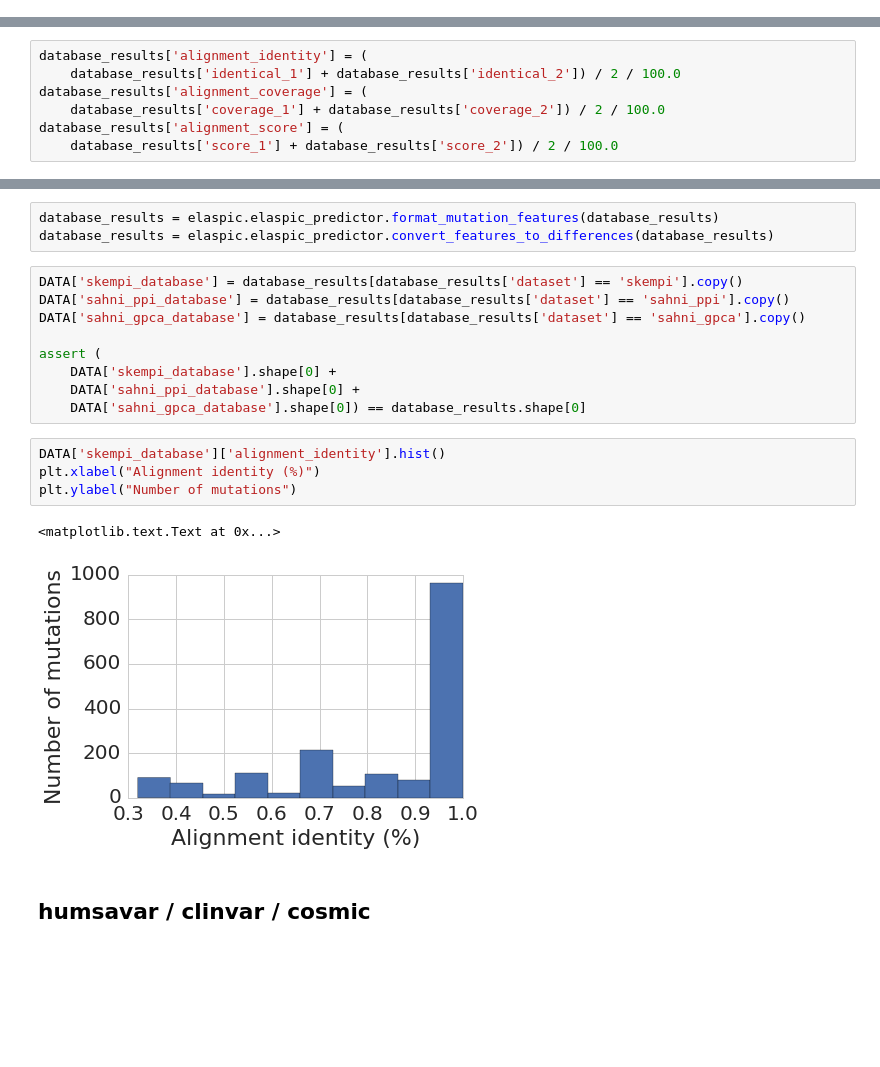
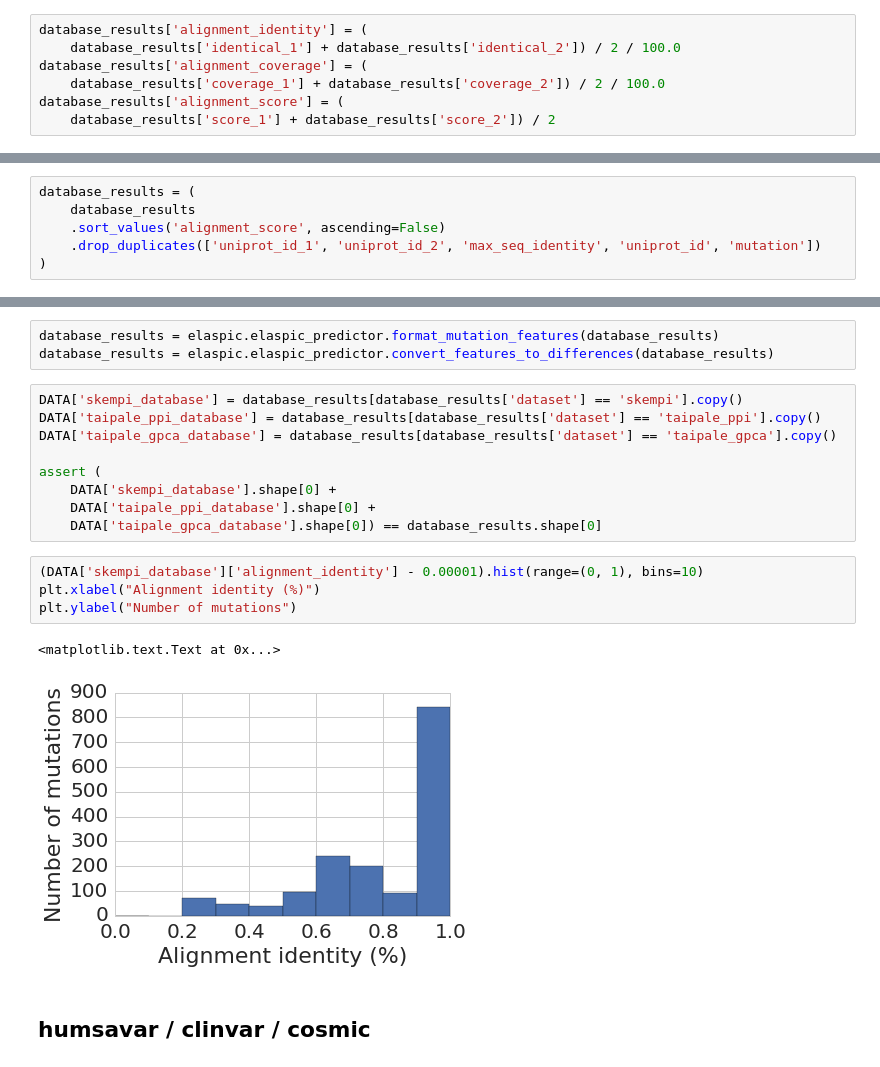
Before and after one commit to datapkg/elaspic_training_set, a Jupyter notebook: notebooks/interface_load_data.ipynb, the cells around one changed output, grey strips where cells are left out. Cells and saved outputs as stored; diff of their text form; blank space fills up the shorter version.

```diff
--- a/notebooks/interface_load_data.ipynb
+++ b/notebooks/interface_load_data.ipynb
@@ -152,0 +148,7 @@ print(database_results.shape[0])
+# %%
+database_results['alignment_identity'] = (
+    database_results['identical_1'] + database_results['identical_2']) / 2 / 100.0
+database_results['alignment_coverage'] = (
+    database_results['coverage_1'] + database_results['coverage_2']) / 2 / 100.0
+database_results['alignment_score'] = (
+    database_results['score_1'] + database_results['score_2']) / 2
@@ -152,0 +164,6 @@ print(database_results.shape[0])
+# %%
+database_results = (
+    database_results
+    .sort_values('alignment_score', ascending=False)
+    .drop_duplicates(['uniprot_id_1', 'uniprot_id_2', 'max_seq_identity', 'uniprot_id', 'mutation'])
+)
@@ -169,13 +194,6 @@ database_results = database_results.drop(pd.Index(['uniprot_id_1', 'uniprot_id_2
 database_results = (
     database_results.rename(columns={'mutation': 'uniprot_mutation'})
 )
-# %%
-database_results['alignment_identity'] = (
-    database_results['identical_1'] + database_results['identical_2']) / 2 / 100.0
-database_results['alignment_coverage'] = (
-    database_results['coverage_1'] + database_results['coverage_2']) / 2 / 100.0
-database_results['alignment_score'] = (
-    database_results['score_1'] + database_results['score_2']) / 2 / 100.0
 # %%
 _before = database_results.shape[0]
 database_results = (
@@ -194,20 +212,20 @@ database_results = elaspic.elaspic_predictor.format_mutation_features(database_r
 database_results = elaspic.elaspic_predictor.convert_features_to_differences(database_results)
 # %%
 DATA['skempi_database'] = database_results[database_results['dataset'] == 'skempi'].copy()
-DATA['sahni_ppi_database'] = database_results[database_results['dataset'] == 'sahni_ppi'].copy()
-DATA['sahni_gpca_database'] = database_results[database_results['dataset'] == 'sahni_gpca'].copy()
+DATA['taipale_ppi_database'] = database_results[database_results['dataset'] == 'taipale_ppi'].copy()
+DATA['taipale_gpca_database'] = database_results[database_results['dataset'] == 'taipale_gpca'].copy()
 
 assert (
     DATA['skempi_database'].shape[0] +
-    DATA['sahni_ppi_database'].shape[0] +
-    DATA['sahni_gpca_database'].shape[0]) == database_results.shape[0]
+    DATA['taipale_ppi_database'].shape[0] +
+    DATA['taipale_gpca_database'].shape[0]) == database_results.shape[0]
 # %%
-DATA['skempi_database']['alignment_identity'].hist()
+(DATA['skempi_database']['alignment_identity'] - 0.00001).hist(range=(0, 1), bins=10)
 plt.xlabel("Alignment identity (%)")
 plt.ylabel("Number of mutations")
 # %% [output]
 <matplotlib.text.Text at 0x...>
-[figure, old version]
+[figure, new version]
 # %% [markdown]
 ## humsavar / clinvar / cosmic
 # %% [markdown]
```
Also changed, not shown: parts of 19 cells of this notebook.
